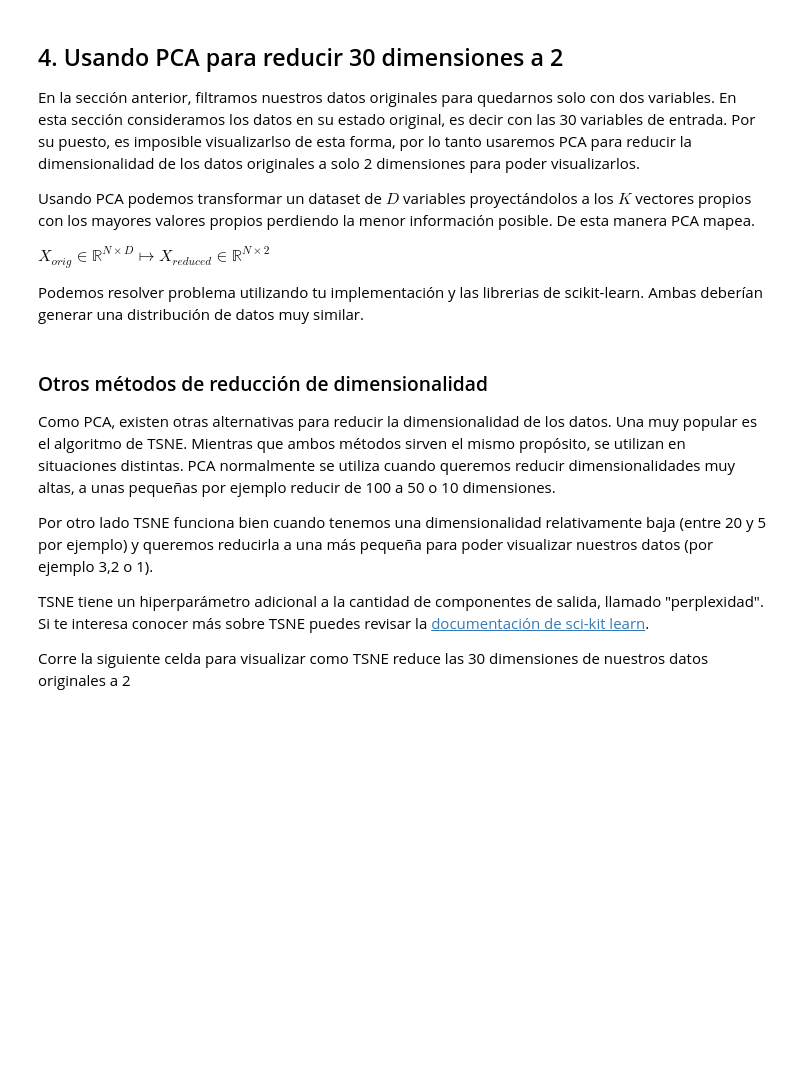
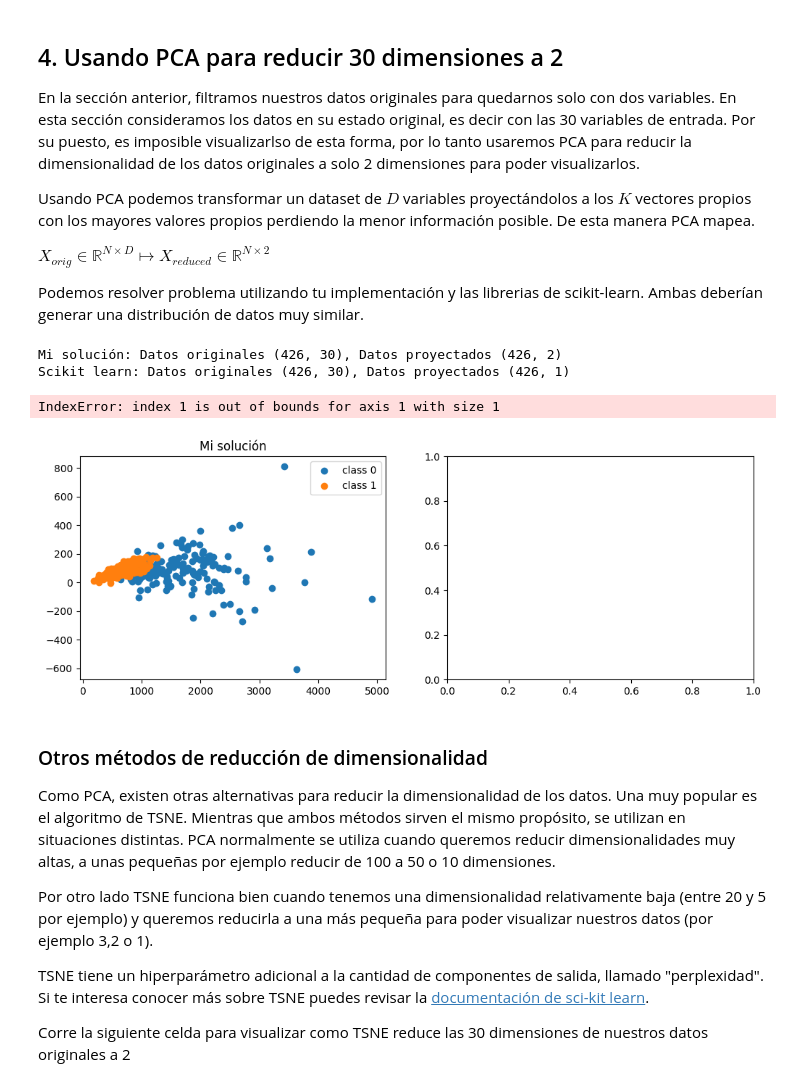
Before and after one commit to jorgeibarra17/SI23_TRIPLEA, a Jupyter notebook: ejercicio_3-PCA-tSNE/ejercicio_3.ipynb, the cells around one changed output. Cells and saved outputs as stored; diff of their text form; code cells hidden in the pictures; blank space fills up the shorter version.

```diff
--- a/ejercicio_3-PCA-tSNE/ejercicio_3.ipynb
+++ b/ejercicio_3-PCA-tSNE/ejercicio_3.ipynb
@@ -205,7 +205,7 @@ def get_sorted_eigvectors(X):
     # TODO: Calcula los valores y vectores propios de la matriz de covarianza
     # Utiliza np.linalg.eig()
     # =========== Start solution ==============
-    eigenvalues, eigenvectors = ...
+    eigenvalues, eigenvectors = np.linalg.eig(sample_cov)
     # =========== End solution ================
 
     # La sig. linea regresa los índices de los eigenvalues en orden del mayor al menor eigenvalue
@@ -217,7 +217,8 @@ def get_sorted_eigvectors(X):
     # Utiliza los índices previamente calculados
     # regresa los eigenvectors y eigenvalues en el orden indicado
     # =========== Start solution ==============
-
+    eigenvalues = eigenvalues[idx_ordered]
+    eigenvectors = eigenvectors[:, idx_ordered]
     # =========== End solution ================
     return eigenvectors, eigenvalues
 
@@ -232,7 +233,7 @@ print("Vectores propios de dimensionalidad:", eigvecs.shape)
 # TODO: Proyecta los datos de media cero a los primeros dos vectores propios
 # y asigna el resultado a X_proj
 # =========== Start solution ==============
-X_proj = ...
+X_proj = np.dot(X_proc, eigvecs[:,:2])
 # =========== End solution ================
 
 assert X_proj.shape == (len(X),2), f"X_proj.shape de dimensionalidad {X_proj.shape} debería ser ({len(X)}x2)"
@@ -349,10 +367,10 @@ eigvecs, eigvals = get_sorted_eigvectors(X)
 # ========= TU Solución ============#
 # TODO: Proyecta los datos al primer componente principal eigvecs[:,0]
 # =========== Start solution ==============
-X_proj1 = ...
+X_proj1 = X.dot(eigvecs[:, 0])
 
 # TODO: Proyecta los datos al segundo componente principal eigvecs[:,1]
-X_proj2 = ...
+X_proj2 = X.dot(eigvecs[:, 1])
 # =========== End solution =================
 
 
@@ -361,7 +379,8 @@ from sklearn.decomposition import PCA
 # TODO: Utiliza la libreria de scikit-learn para reducir X a 1 dimensión
 # Invesitga PCA en scikit learn. Asigna el resultado a reduced_x
 # =========== Start solution ==============
-reduced_x = ...
+pca = PCA(n_components=1)
+reduced_x = pca.fit_transform(X)
 # =========== End solution =================
 # %%
 # Recuerda siempre correr la celda anterior antes de correr esta
@@ -427,7 +448,7 @@ def mi_PCA(data, n_components=1):
     eigvecs, eigvals = get_sorted_eigvectors(zero_mean)
     # TODO: proyecta los datos a los primeros n_components vectores propios y regresa el resultado
     # =========== Start solution ==============
-    x_proj = ...
+    x_proj = np.dot(zero_mean, eigvecs[:, :n_components])
     # =========== End solution =================
     return x_proj
 
@@ -452,38 +477,44 @@ X = data_train.to_numpy()
 output_dims = 2
 # ============= TU solución ===============
 # TODO: Reduce los datos en X a output_dims usando tu implementación de mi_PCA(data, n_components=...)
-reduced_x_mine = ...
+reduced_x_mine = mi_PCA(X, output_dims)
 # =========== End solution =================
 print(f"Mi solución: Datos originales {X.shape}, Datos proyectados {reduced_x_mine.shape}")
 
 # ============= Solución  de scikit-learn ===============
 from sklearn.decomposition import PCA
 # TODO: Reduce los datos en X a output_dims usando la implementación de sciki-learn
-reduced_x_lib = ...
+reduced_x_lib = pca.fit_transform(X)
 # =========== End solution =================
 print(f"Scikit learn: Datos originales {X.shape}, Datos proyectados {reduced_x_lib.shape}")
+# %% [output]
+Mi solución: Datos originales (426, 30), Datos proyectados (426, 2)
+Scikit learn: Datos originales (426, 30), Datos proyectados (426, 1)
 # %%
 # Graficamos los datos de nuestra solución
 fig, (ax1, ax2) = plt.subplots(1, 2, figsize=(12, 4))
 for c in range(2):
     ax1.scatter(
         reduced_x_mine[:, 0][target_train == c],
         reduced_x_mine[:, 1][target_train == c],
         label = f"class {c}"
     )
 ax1.set_title("Mi solución")
 ax1.legend()
 
 # plot reduced data
 for c in range(2):
     class_idx = np.where(target_train == c)
     ax2.scatter(
-        reduced_x_lib[class_idx, 0],
-        reduced_x_lib[class_idx, 1],
+        reduced_x_lib[class_idx][:, 0],
+        reduced_x_lib[class_idx][:, 1],
         label = f"class {c}"
     )
 ax2.set_title("La solución de scikit-learn")
 ax2.legend()
+# %% [output]
+IndexError: index 1 is out of bounds for axis 1 with size 1
+[figure, added]
 # %% [markdown]
 ### Otros métodos de reducción de dimensionalidad
 
```
Also changed, not shown: parts of 15 cells of this notebook.
